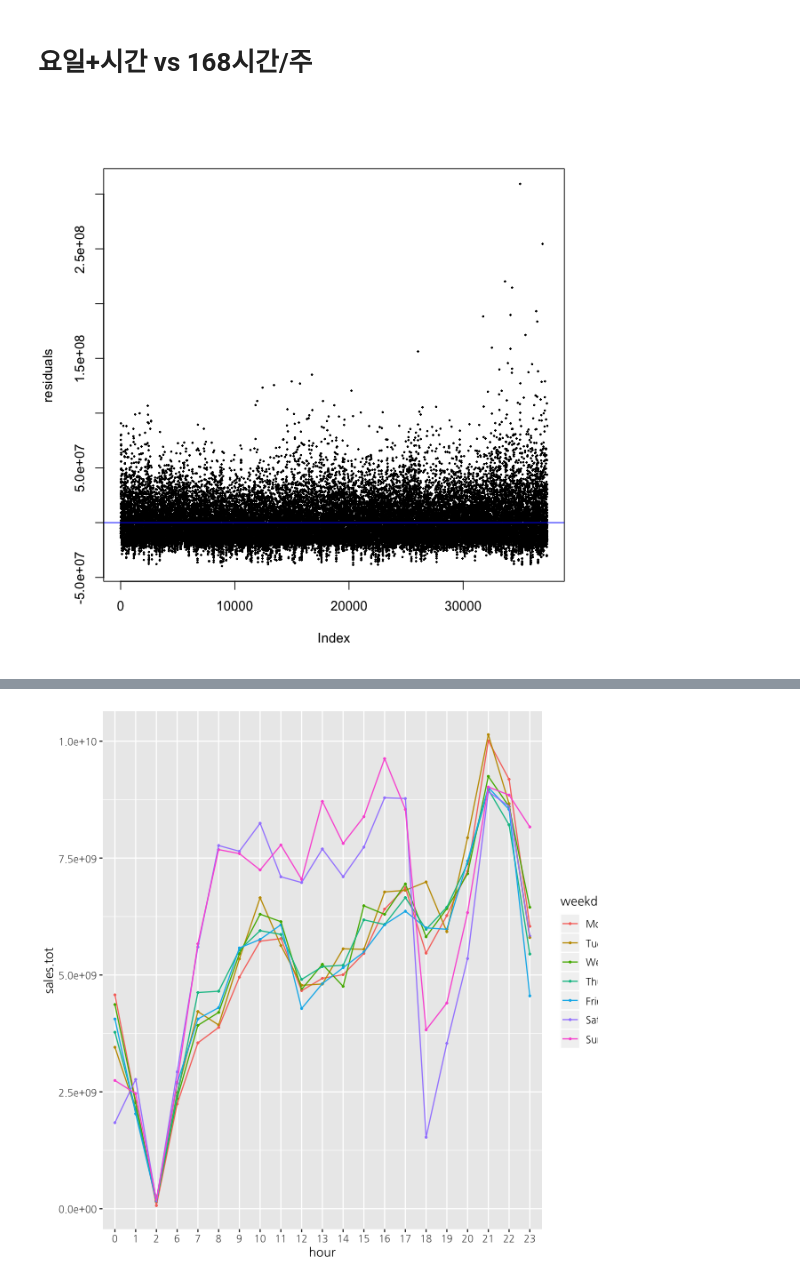
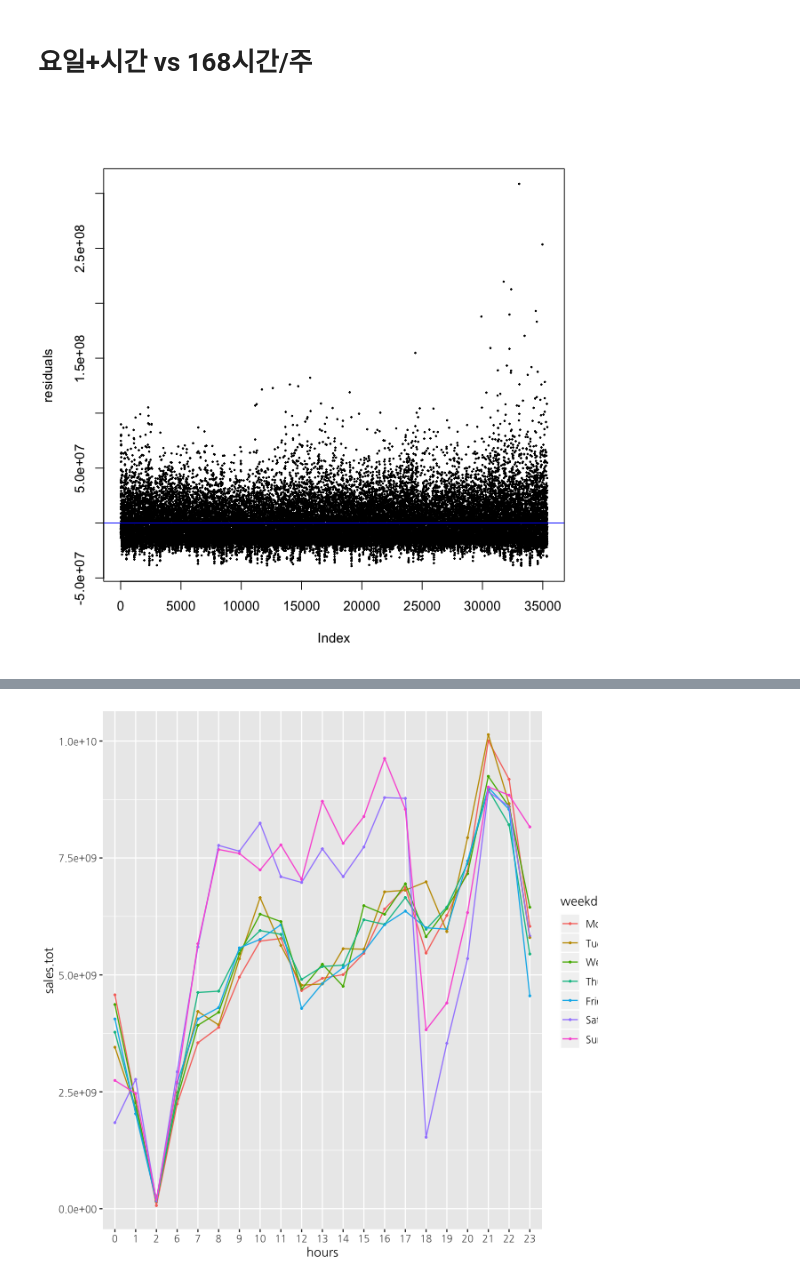
Before and after one commit to s-seo/bigcon_2020_mmmz, a Jupyter notebook: eda/eda_sm.ipynb, the cells around one changed output, grey strips where cells are left out. Cells and saved outputs as stored; diff of their text form; code cells hidden in the pictures.

Commit message:
drop na rows

```diff
--- a/eda/eda_sm.ipynb
+++ b/eda/eda_sm.ipynb
@@ -32,3 +32,10 @@ hshop.sales$weekday <- factor(weekdays(hshop.sales$방송일시), levels = c("Mo
 hshop.sales$sales <- as.numeric(gsub(",", "", hshop.sales$취급액))
 hshop.sales$판매단가 <- as.numeric(gsub(",", "", hshop.sales$판매단가))
 hshop.sales$volume <- as.numeric(hshop.sales$sales)/as.numeric(hshop.sales$판매단가)
+# %%
+# drop if sales == 50,000 or null
+dim(hshop.sales) #38309 original
+hshop.sales <- hshop.sales %>%
+  filter(!is.na(sales)) %>%
+  filter(sales != 50000) %>%
+  as.data.frame() #35379 #drop 3,000
@@ -612,11 +548,11 @@ hshop.sales[hshop.sales$hottest == 1,] #freq items
 # 요일+시간 vs 168시간/주
 # %%
 # weekday + hr
-hshop.sales$hour <- as.factor(hour(hshop.sales$방송일시))
-fit1 <- lm(sales ~ hour+weekday, data = hshop.sales)
+hshop.sales$hours <- as.factor(hour(hshop.sales$방송일시))
+fit1 <- lm(sales ~ hours+weekday, data = hshop.sales)
 plot(fit1$residuals, type = "p", cex = 0.2,  ylab = "residuals")
 abline(h = 0, col = "blue")
 # %% [output]
-[figure, old version]
+[figure, new version]
 # %%
 #168시간
```
Also changed, not shown: parts of 14 cells of this notebook.
